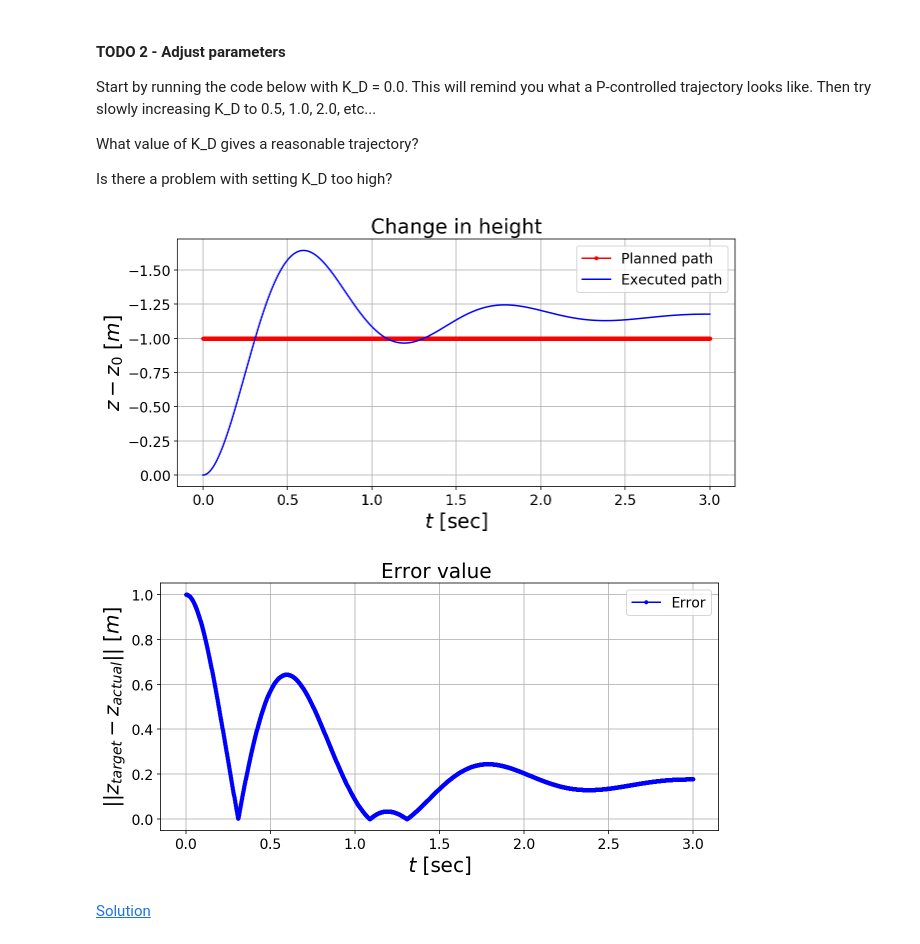
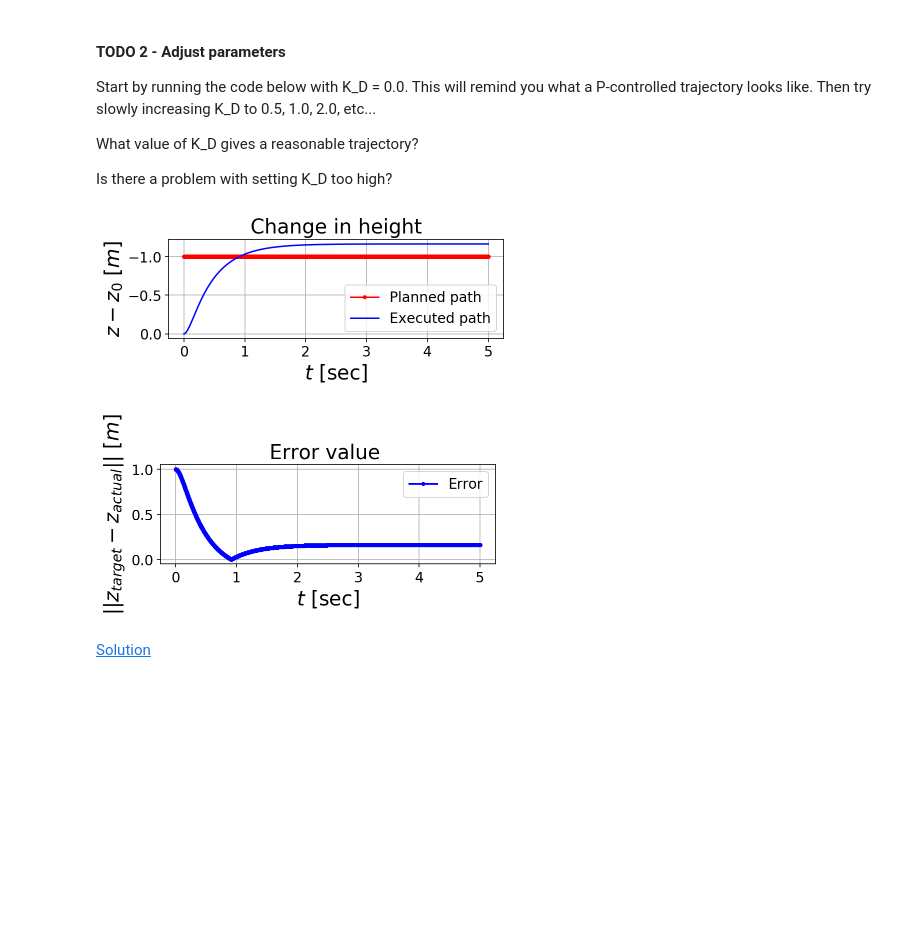
Before and after one commit to shovan777/FCND-Backyard-Flyer, a Jupyter notebook: notebooks/control/lesson_2_vehicle_control/PD Controller.ipynb, the cells around one changed output. Saved outputs shown, nothing was run; the diff lists cells and outputs as text; code cells hidden in the pictures; blank space fills up the shorter version.

```diff
--- a/notebooks/control/lesson_2_vehicle_control/PD Controller.ipynb
+++ b/notebooks/control/lesson_2_vehicle_control/PD Controller.ipynb
@@ -54,11 +51,10 @@ class PDController:
         #
         #   You can ignore the z_dot_dot_ff parameter for now.
 
-        eps = z_target - z_actual
-        eps_dot = z_dot_target - z_dot_actual
-        u_bar = self.k_p * eps + self.k_d * eps_dot
-        u = self.vehicle_mass * (self.g - u_bar)
-
+        err = z_target - z_actual
+        err_dot = z_dot_target - z_dot_actual
+        u_bar = self.k_p*err + self.k_d*err_dot
+        u = self.vehicle_mass*(self.g - u_bar)
         return u
 
 testing.pd_controller_test(PDController, feed_forward=False)
@@ -75,36 +71,36 @@ Is there a problem with setting K_D too high?
 # %%
 MASS_ERROR = 1.5
 K_P = 20.0
-K_D = 2.0
+K_D = 10.0
 
 # preparation
 drone = Monorotor()
 perceived_mass = drone.m * MASS_ERROR
 controller = PDController(K_P, K_D, perceived_mass)
 
 # generate trajectory
-total_time = 3.0
+total_time = 5
 dt = 0.001
 t=np.linspace(0.0,total_time,int(total_time/dt))
 z_path= -np.ones(t.shape[0])
 z_dot_path = np.zeros(t.shape[0])
 
 # run simulation
 history = []
 for z_target, z_dot_target in zip(z_path, z_dot_path):
     z_actual = drone.z
     z_dot_actual = drone.z_dot
     u = controller.thrust_control(z_target, z_actual,
                                   z_dot_target, z_dot_actual)
     drone.thrust = u
     drone.advance_state(dt)
     history.append(drone.X)
 
 # generate plots
 z_actual = [h[0] for h in history]
 plotting.compare_planned_to_actual(z_actual, z_path, t)
 # %% [output]
-[figure, old version]
+[figure, new version]
-[figure, old version]
+[figure, new version]
 # %% [markdown]
 [Solution](/notebooks/PD%20Controller%20Solution.ipynb)
```
Also changed, not shown: parts of 1 cell of this notebook, 1 other file.
